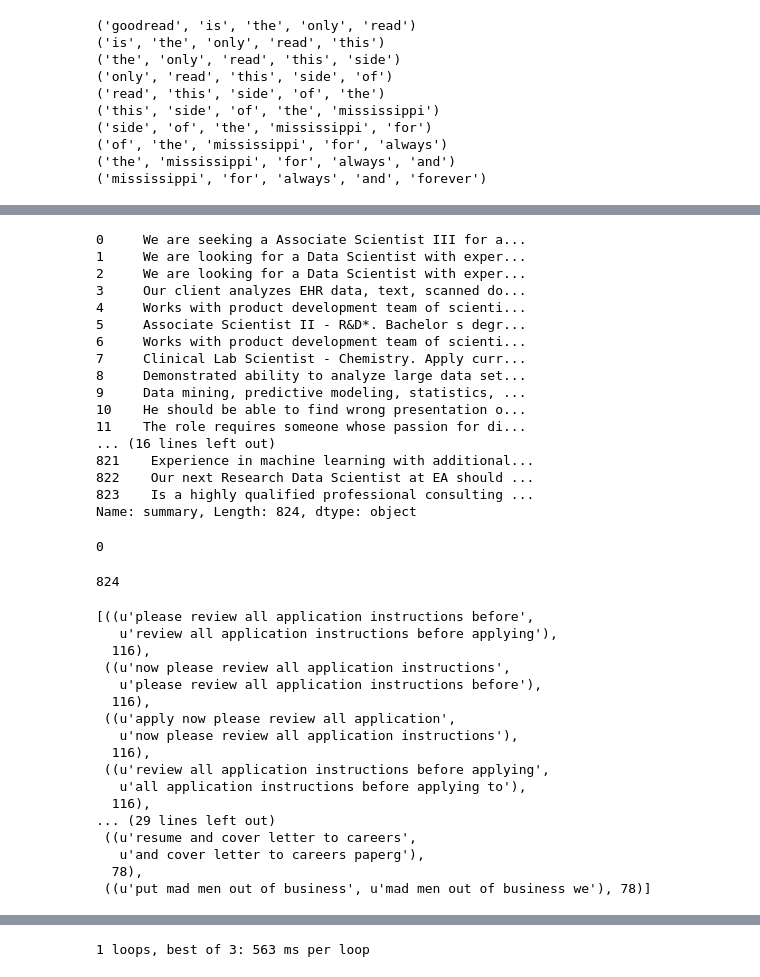
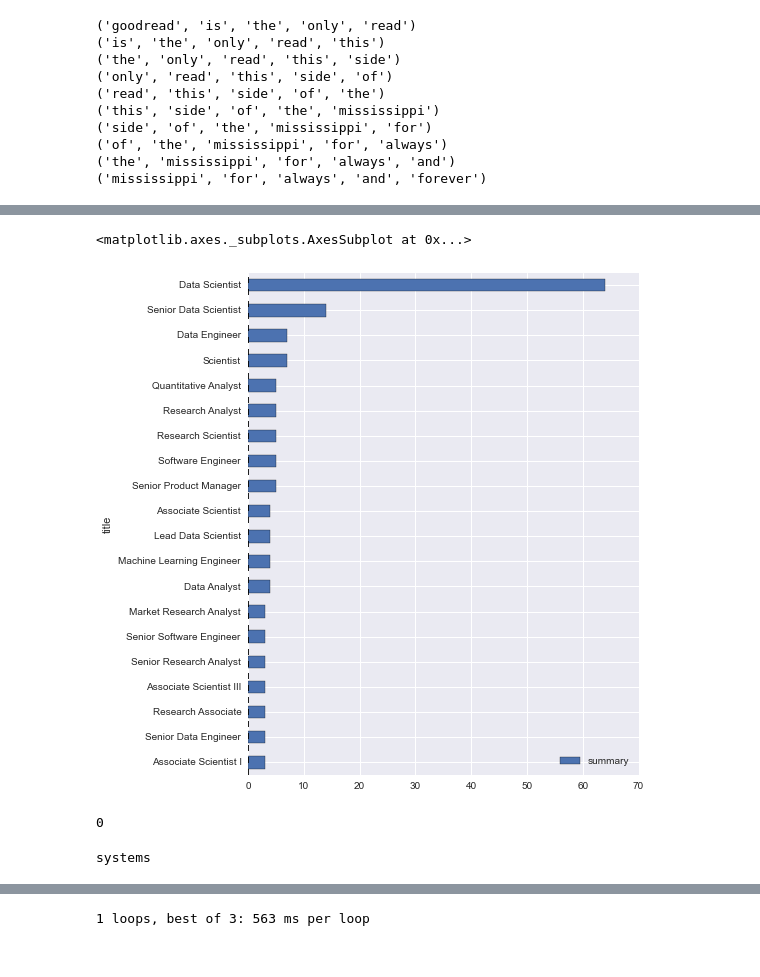
Before and after one commit to duaaelzeney/livecoding.tv, a Jupyter notebook: notebooks/Indeed Analysis.ipynb, the cells around one changed output, grey strips where cells are left out. Cells and saved outputs as stored; diff of their text form; code cells hidden in the pictures.

```diff
--- a/notebooks/Indeed Analysis.ipynb
+++ b/notebooks/Indeed Analysis.ipynb
@@ -64,23 +71,11 @@ Counter({('and', 'i', 'want'): 1, ('is', 'a', 'foo'): 1, ('i', 'want', 'to'): 1,
-# %%
-jobs_df['summary'].str.join('')
-# %% [output]
-0     We are seeking a Associate Scientist III for a...
-1     We are looking for a Data Scientist with exper...
-2     We are looking for a Data Scientist with exper...
-3     Our client analyzes EHR data, text, scanned do...
-4     Works with product development team of scienti...
-5     Associate Scientist II - R&D*. Bachelor s degr...
-6     Works with product development team of scienti...
-7     Clinical Lab Scientist - Chemistry. Apply curr...
-8     Demonstrated ability to analyze large data set...
-9     Data mining, predictive modeling, statistics, ...
-10    He should be able to find wrong presentation o...
-11    The role requires someone whose passion for di...
-... (16 lines left out)
-821    Experience in machine learning with additional...
-822    Our next Research Data Scientist at EA should ...
-823    Is a highly qualified professional consulting ...
-Name: summary, Length: 824, dtype: object
+# %%
+# jobs_df.groupby('title')['title'].head(800)
+
+# jobs_df.columns
+jobs_df[['title', 'summary']].groupby('title').count().sort('summary').tail(20).plot(kind='barh', figsize=(7,9))
+# %% [output]
+<matplotlib.axes._subplots.AxesSubplot at 0x...>
+[figure, added]
 # %%
 summaries  = ''
 
@@ -105,13 +102,24 @@ for text in jobs_df.content_text.values:
 print count
 # %% [output]
 0
-# %%
-bow_content = []
-
-for text in jobs_df.content_text.values:
-    bow_content.append()
-# %% [output]
-824
+# %%
+import itertools
+
+bow_content = []
+
+for text in jobs_df.content_text.values:
+    bow_content.append(text.rstrip('\r\n').split(' '))
+
+bow_content = list(itertools.chain(*bow_content))
+
+print bow_content[0]
+
+from nltk.corpus import stopwords
+stops = stopwords.words('english')
+stops.append(' ')
+normalized = [w for w in bow_content if w.lower() not in stops]
+# %% [output]
+systems
 # %%
 vect = TfidfVectorizer(ngram_range=(2,2))
 
@@ -141,21 +134,0 @@ def ngrams(lst, n):
-# %%
-len(ngrams_text)
-# Counter(ngrams(ngrams_text, 2)).most_common(20)
-# %% [output]
-[((u'please review all application instructions before',
-   u'review all application instructions before applying'),
-  116),
- ((u'now please review all application instructions',
-   u'please review all application instructions before'),
-  116),
- ((u'apply now please review all application',
-   u'now please review all application instructions'),
-  116),
- ((u'review all application instructions before applying',
-   u'all application instructions before applying to'),
-  116),
-... (29 lines left out)
- ((u'resume and cover letter to careers',
-   u'and cover letter to careers paperg'),
-  78),
- ((u'put mad men out of business', u'mad men out of business we'), 78)]
```
Also changed, not shown: parts of 22 cells of this notebook.
